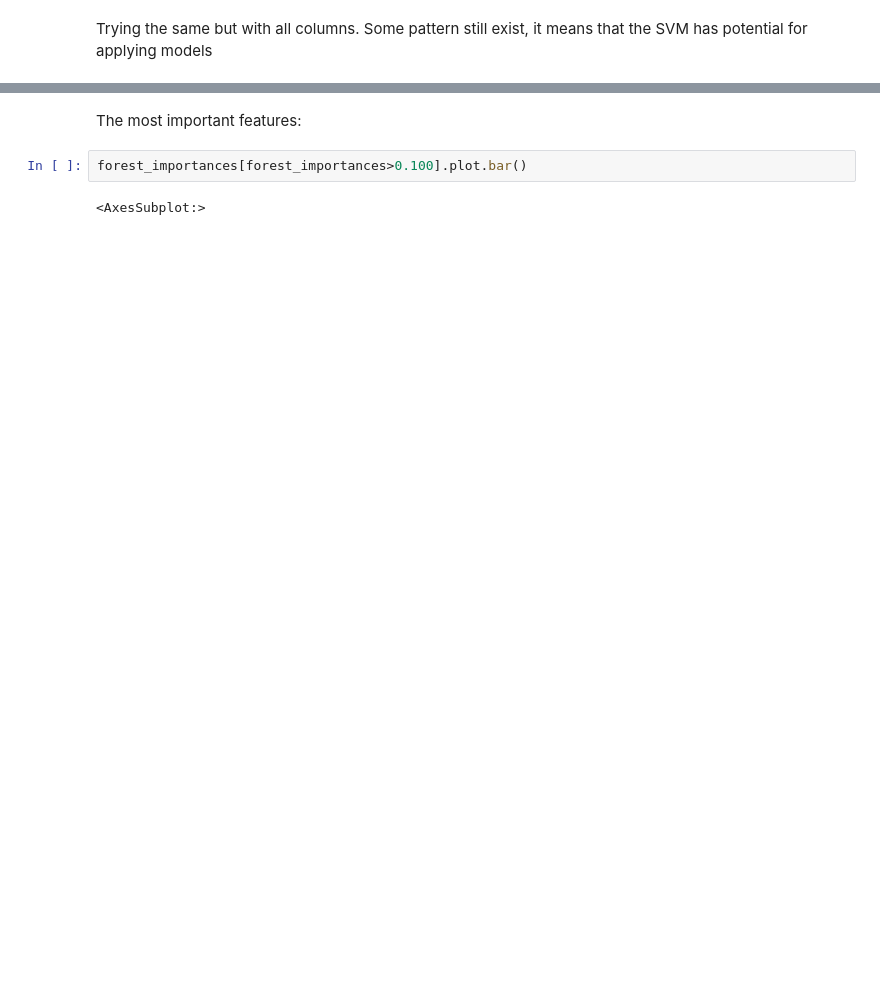
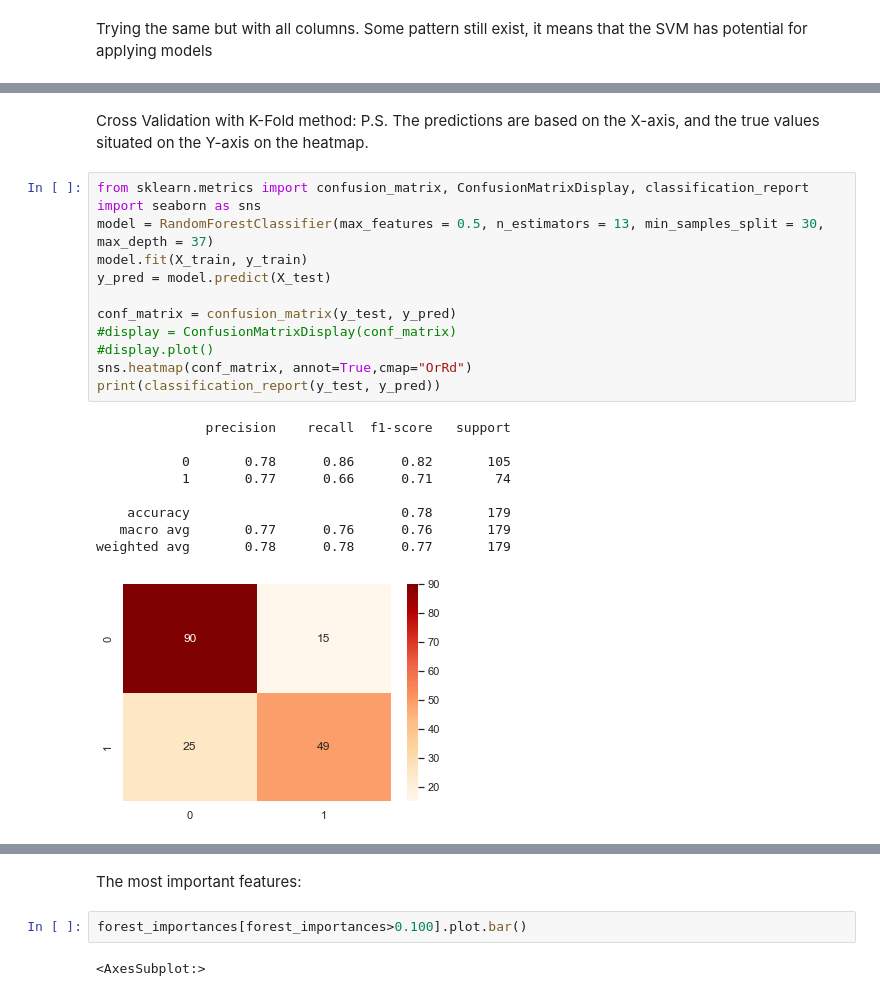
Before and after one commit to dolium/ml_course_project_bogdan_salyp, a Jupyter notebook: titanic_model.ipynb, the cells around one changed output, grey strips where cells are left out. Cells and saved outputs as stored; diff of their text form; blank space fills up the shorter version.

```diff
--- a/titanic_model.ipynb
+++ b/titanic_model.ipynb
@@ -129,0 +167,25 @@ Detecting most important features by Random Forest Classifier:
+# %% [markdown]
+Cross Validation with K-Fold method:
+P.S. The predictions are based on the X-axis, and the true values situated on the Y-axis on the heatmap.
+# %%
+from sklearn.metrics import confusion_matrix, ConfusionMatrixDisplay, classification_report
+import seaborn as sns
+model = RandomForestClassifier(max_features = 0.5, n_estimators = 13, min_samples_split = 30, max_depth = 37)
+model.fit(X_train, y_train)
+y_pred = model.predict(X_test)
+
+conf_matrix = confusion_matrix(y_test, y_pred)
+#display = ConfusionMatrixDisplay(conf_matrix)
+#display.plot()
+sns.heatmap(conf_matrix, annot=True,cmap="OrRd")
+print(classification_report(y_test, y_pred))
+# %% [output]
+              precision    recall  f1-score   support
+
+           0       0.78      0.86      0.82       105
+           1       0.77      0.66      0.71        74
+
+    accuracy                           0.78       179
+   macro avg       0.77      0.76      0.76       179
+weighted avg       0.78      0.78      0.77       179
+[figure, added]
```
Also changed, not shown: parts of 32 cells of this notebook.
